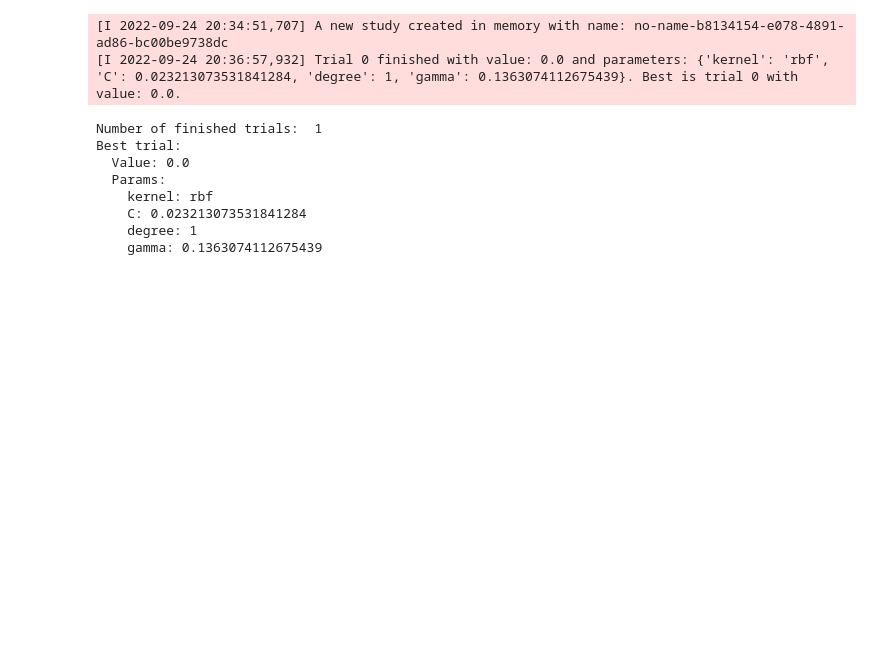
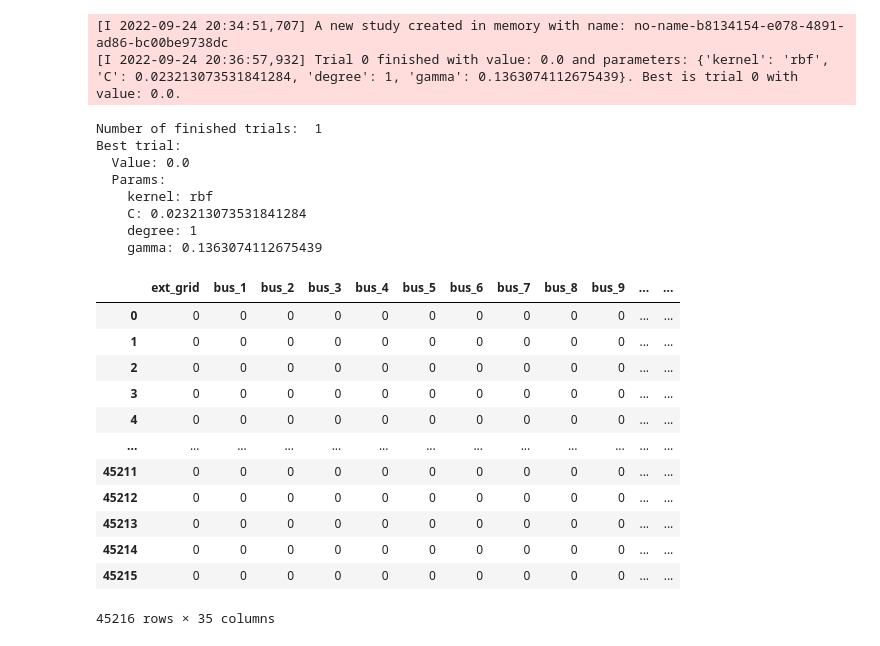
Before and after one commit to jamilsonjr/AI-to-forecast-constraints-in-the-energy-systems, a Jupyter notebook: jupyter_notebooks/sparse_dataset_hyperparams_tunning.ipynb, the cells around one changed output. Drawn from its saved outputs; the diff is of its cells as text; code cells hidden in the pictures; blank space fills up the shorter version.

```diff
--- a/jupyter_notebooks/sparse_dataset_hyperparams_tunning.ipynb
+++ b/jupyter_notebooks/sparse_dataset_hyperparams_tunning.ipynb
@@ -1197,3 +1197,19 @@ Best trial:
 # %%
 import beepy
 beepy.beep(6)
+# %%
+pd.read_csv('..\data\ground_truth\\res_bus_vm_pu_max_sparse_bool_constr.csv')
+# %% [output]
+|  | ext_grid | bus_1 | bus_2 | bus_3 | bus_4 | bus_5 | bus_6 | bus_7 | bus_8 | bus_9 | ... | ... |
+| 0 | 0 | 0 | 0 | 0 | 0 | 0 | 0 | 0 | 0 | 0 | ... | ... |
+| 1 | 0 | 0 | 0 | 0 | 0 | 0 | 0 | 0 | 0 | 0 | ... | ... |
+| 2 | 0 | 0 | 0 | 0 | 0 | 0 | 0 | 0 | 0 | 0 | ... | ... |
+| 3 | 0 | 0 | 0 | 0 | 0 | 0 | 0 | 0 | 0 | 0 | ... | ... |
+| 4 | 0 | 0 | 0 | 0 | 0 | 0 | 0 | 0 | 0 | 0 | ... | ... |
+| ... | ... | ... | ... | ... | ... | ... | ... | ... | ... | ... | ... | ... |
+| 45211 | 0 | 0 | 0 | 0 | 0 | 0 | 0 | 0 | 0 | 0 | ... | ... |
+| 45212 | 0 | 0 | 0 | 0 | 0 | 0 | 0 | 0 | 0 | 0 | ... | ... |
+| 45213 | 0 | 0 | 0 | 0 | 0 | 0 | 0 | 0 | 0 | 0 | ... | ... |
+| 45214 | 0 | 0 | 0 | 0 | 0 | 0 | 0 | 0 | 0 | 0 | ... | ... |
+| 45215 | 0 | 0 | 0 | 0 | 0 | 0 | 0 | 0 | 0 | 0 | ... | ... |
+45216 rows × 35 columns
```
Also changed, not shown: parts of 1 cell of this notebook, 47 other files.
